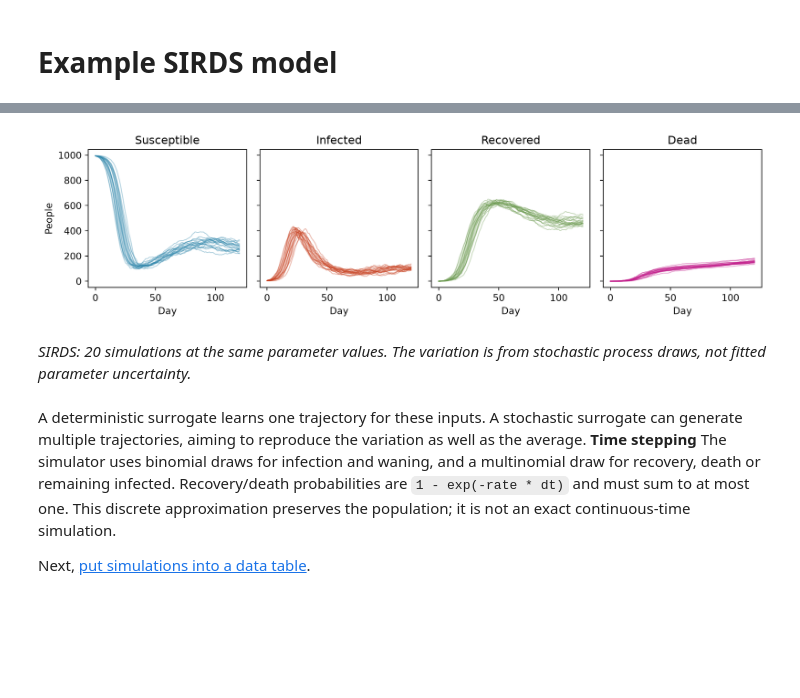
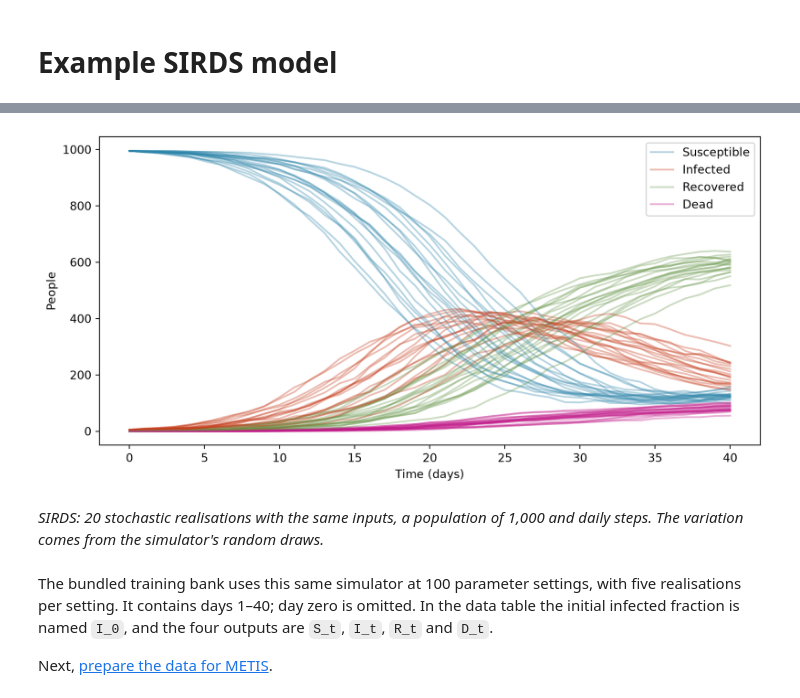
Before and after one commit to OJWatson/metis, a Jupyter notebook: basics/sirds-example.ipynb, the cells around one changed output, grey strips where cells are left out. Saved outputs shown, nothing was run; the diff lists cells and outputs as text; code cells hidden in the pictures; blank space fills up the shorter version.

```diff
--- a/basics/sirds-example.ipynb
+++ b/basics/sirds-example.ipynb
@@ -201,28 +220,27 @@ Population conserved: True
 # %%
-#| fig-cap: "SIRDS: 20 simulations at the same parameter values. The variation is from stochastic process draws, not fitted parameter uncertainty."
-fig, axes = plt.subplots(1, 4, figsize=(11, 3), sharex=True, sharey=True)
-for i, (label, colour) in enumerate(zip(
-    ["Susceptible", "Infected", "Recovered", "Dead"],
-    ["#2E86AB", "#C73E1D", "#6A994E", "#C21B8A"],
-)):
-    axes[i].plot(np.arange(121), trajectories[:, i, :].T,
-                 color=colour, alpha=0.35, linewidth=1)
-    axes[i].set(title=label, xlabel="Day")
-axes[0].set_ylabel("People")
+#| fig-cap: "SIRDS: 20 stochastic realisations with the same inputs, a population of 1,000 and daily steps. The variation comes from the simulator's random draws."
+fig, ax = plt.subplots(figsize=(9, 4.5))
+for seed in range(20):
+    outputs = simulate_sirds(**parameters, N=1000, T=40, dt=1, seed=seed)
+    for values, label, colour in zip(
+        outputs,
+        ["Susceptible", "Infected", "Recovered", "Dead"],
+        ["#2E86AB", "#C73E1D", "#6A994E", "#C21B8A"],
+    ):
+        ax.plot(np.arange(41), values, color=colour, alpha=0.35,
+                label=label if seed == 0 else None)
+ax.set(xlabel="Time (days)", ylabel="People")
+ax.legend()
 fig.tight_layout()
 plt.show()
 # %% [output]
-[figure, old version]
+[figure, new version]
-# %% [markdown]
-*SIRDS: 20 simulations at the same parameter values. The variation is from stochastic process draws, not fitted parameter uncertainty.*
-# %% [markdown]
-A deterministic surrogate learns one trajectory for these inputs. A stochastic
-surrogate can generate multiple trajectories, aiming to reproduce the
-variation as well as the average.
-**Time stepping**
-The simulator uses binomial draws for infection and waning, and a multinomial
-draw for recovery, death or remaining infected. Recovery/death probabilities
-are `1 - exp(-rate * dt)` and must sum to at most one. This discrete approximation
-preserves the population; it is not an exact continuous-time simulation.
-
-Next, [put simulations into a data table](https://ojwatson.github.io/metis/basics/preparing-data.html).
+# %% [markdown]
+*SIRDS: 20 stochastic realisations with the same inputs, a population of 1,000 and daily steps. The variation comes from the simulator's random draws.*
+# %% [markdown]
+The bundled training bank uses this same simulator at 100 parameter settings,
+with five realisations per setting. It contains days 1–40; day zero is omitted.
+In the data table the initial infected fraction is named `I_0`, and the four
+outputs are `S_t`, `I_t`, `R_t` and `D_t`.
+
+Next, [prepare the data for METIS](https://ojwatson.github.io/metis/basics/preparing-data.html).
```
Also changed, not shown: parts of 6 cells of this notebook, 14 other files.
